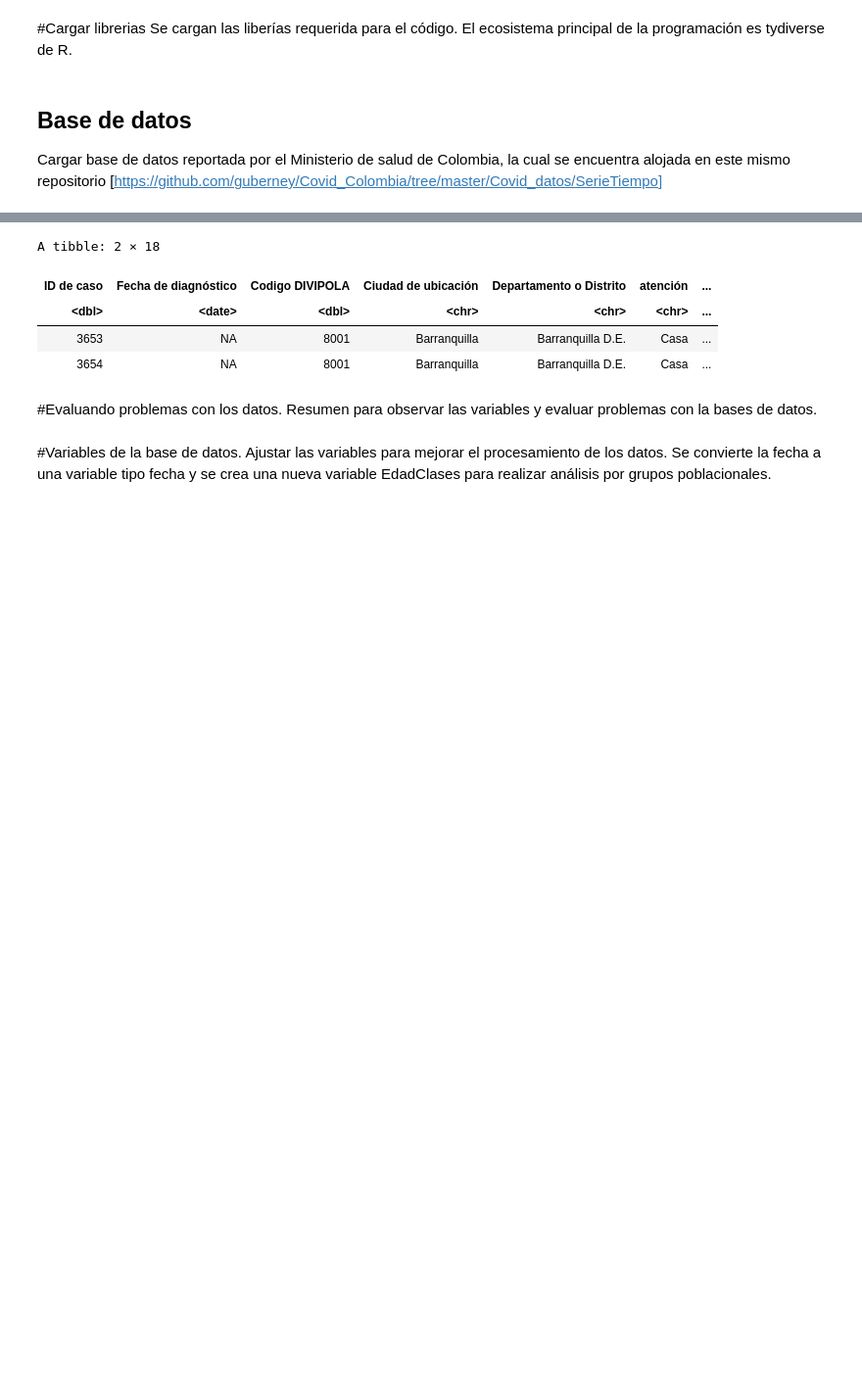
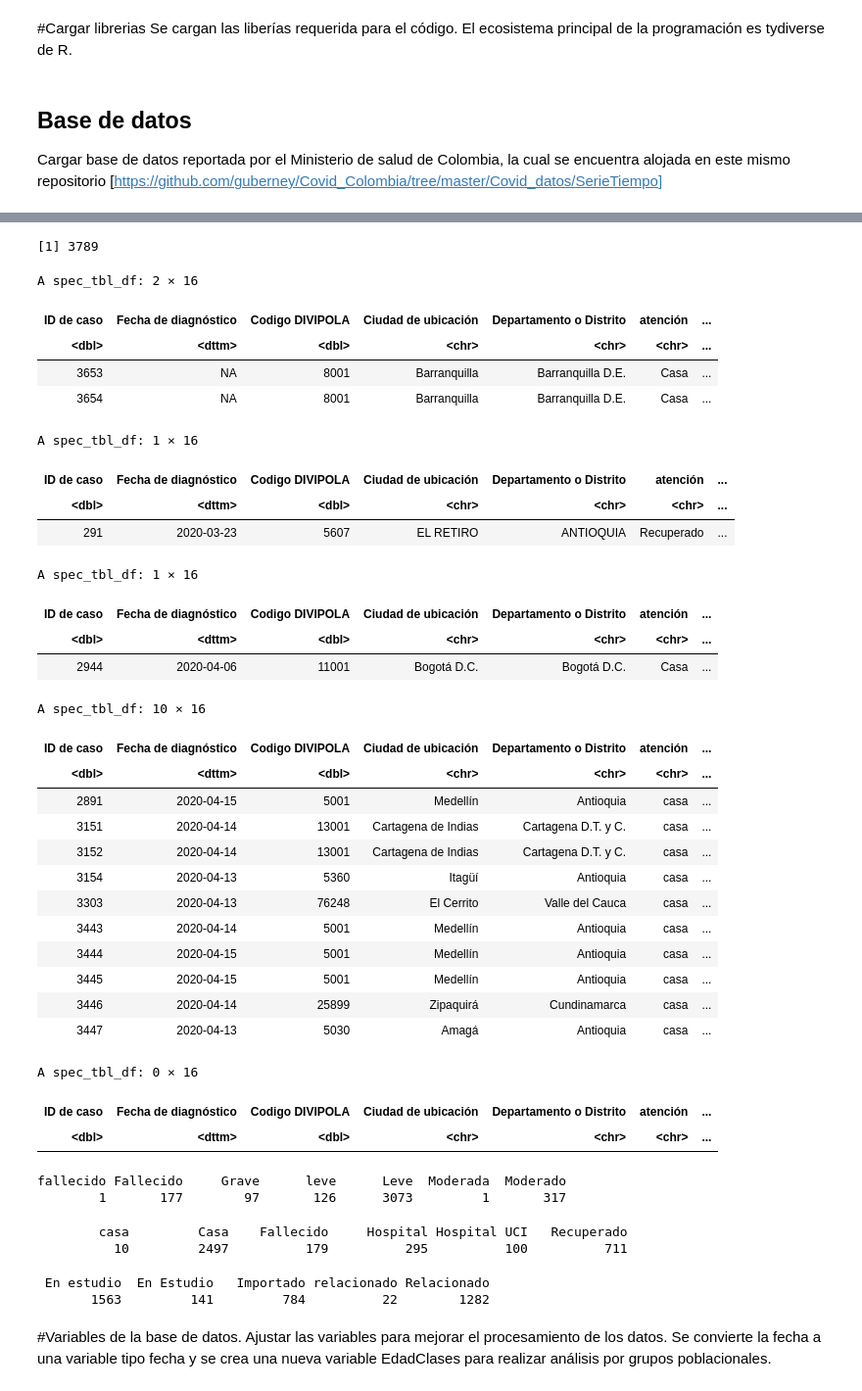
Before and after one commit to guberney/Covid_Colombia, a Jupyter notebook: CovidColombia.ipynb, the cells around one changed output, grey strips where cells are left out. Shown at 98% size. Saved outputs shown, nothing was run; the diff lists cells and outputs as text; code cells hidden in the pictures; blank space fills up the shorter version.

```diff
--- a/CovidColombia.ipynb
+++ b/CovidColombia.ipynb
@@ -40,11 +72,0 @@ A tibble: 1 × 7
-# %%
-covidCol%>%filter(`ID de caso`==c(3653, 3654))
-# %% [output]
-A tibble: 2 × 18
-| ID de caso | Fecha de diagnóstico | Codigo DIVIPOLA | Ciudad de ubicación | Departamento o Distrito | atención | ... |
-| <dbl> | <date> | <dbl> | <chr> | <chr> | <chr> | ... |
-| 3653 | NA | 8001 | Barranquilla | Barranquilla D.E. | Casa | ... |
-| 3654 | NA | 8001 | Barranquilla | Barranquilla D.E. | Casa | ... |
-# %% [markdown]
-#Evaluando problemas con los datos.
-Resumen para observar las variables y evaluar problemas con la bases de datos.
@@ -62,3 +73,52 @@ table(covidCol$`Ciudad de ubicación`)
+# %%
+which(is.na(covidCol$Edad))
+covidCol%>%filter(`ID de caso`== c(3653, 3654))
+covidCol%>%filter(`Departamento o Distrito`=="ANTIOQUIA")
+covidCol%>%filter(`Sexo`=="f")
+covidCol%>%filter(atención=="casa")
+covidCol %>%
+  filter(str_detect(Edad, " es"))
+
+table(covidCol$Estado)
+table(covidCol$`atención`)
+table(covidCol$Tipo)
+# %% [output]
+[1] 3789
+A spec_tbl_df: 2 × 16
+| ID de caso | Fecha de diagnóstico | Codigo DIVIPOLA | Ciudad de ubicación | Departamento o Distrito | atención | ... |
+| <dbl> | <dttm> | <dbl> | <chr> | <chr> | <chr> | ... |
+| 3653 | NA | 8001 | Barranquilla | Barranquilla D.E. | Casa | ... |
+| 3654 | NA | 8001 | Barranquilla | Barranquilla D.E. | Casa | ... |
+A spec_tbl_df: 1 × 16
+| ID de caso | Fecha de diagnóstico | Codigo DIVIPOLA | Ciudad de ubicación | Departamento o Distrito | atención | ... |
+| <dbl> | <dttm> | <dbl> | <chr> | <chr> | <chr> | ... |
+| 291 | 2020-03-23 | 5607 | EL RETIRO | ANTIOQUIA | Recuperado | ... |
+A spec_tbl_df: 1 × 16
+| ID de caso | Fecha de diagnóstico | Codigo DIVIPOLA | Ciudad de ubicación | Departamento o Distrito | atención | ... |
+| <dbl> | <dttm> | <dbl> | <chr> | <chr> | <chr> | ... |
+| 2944 | 2020-04-06 | 11001 | Bogotá D.C. | Bogotá D.C. | Casa | ... |
+A spec_tbl_df: 10 × 16
+| ID de caso | Fecha de diagnóstico | Codigo DIVIPOLA | Ciudad de ubicación | Departamento o Distrito | atención | ... |
+| <dbl> | <dttm> | <dbl> | <chr> | <chr> | <chr> | ... |
+| 2891 | 2020-04-15 | 5001 | Medellín | Antioquia | casa | ... |
+| 3151 | 2020-04-14 | 13001 | Cartagena de Indias | Cartagena D.T. y C. | casa | ... |
+| 3152 | 2020-04-14 | 13001 | Cartagena de Indias | Cartagena D.T. y C. | casa | ... |
+| 3154 | 2020-04-13 | 5360 | Itagüí | Antioquia | casa | ... |
+| 3303 | 2020-04-13 | 76248 | El Cerrito | Valle del Cauca | casa | ... |
+| 3443 | 2020-04-14 | 5001 | Medellín | Antioquia | casa | ... |
+| 3444 | 2020-04-15 | 5001 | Medellín | Antioquia | casa | ... |
+| 3445 | 2020-04-15 | 5001 | Medellín | Antioquia | casa | ... |
+| 3446 | 2020-04-14 | 25899 | Zipaquirá | Cundinamarca | casa | ... |
+| 3447 | 2020-04-13 | 5030 | Amagá | Antioquia | casa | ... |
+A spec_tbl_df: 0 × 16
+| ID de caso | Fecha de diagnóstico | Codigo DIVIPOLA | Ciudad de ubicación | Departamento o Distrito | atención | ... |
+| <dbl> | <dttm> | <dbl> | <chr> | <chr> | <chr> | ... |
+fallecido Fallecido     Grave      leve      Leve  Moderada  Moderado
+        1       177        97       126      3073         1       317
+        casa         Casa    Fallecido     Hospital Hospital UCI   Recuperado
+          10         2497          179          295          100          711
+ En estudio  En Estudio   Importado relacionado Relacionado
+       1563         141         784          22        1282
 # %% [markdown]
 #Variables de la base de datos.
 Ajustar las variables para mejorar el procesamiento de los datos. Se convierte la fecha a una variable tipo fecha y se crea una nueva variable EdadClases para realizar análisis por grupos poblacionales.
```
Also changed, not shown: parts of 14 cells of this notebook.
